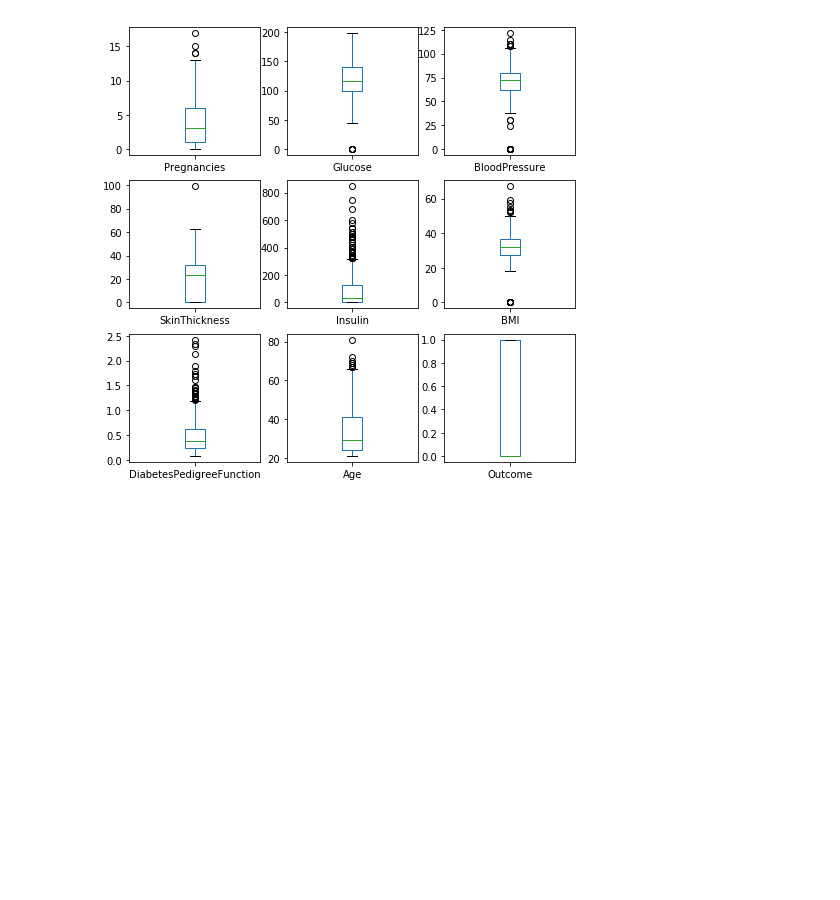
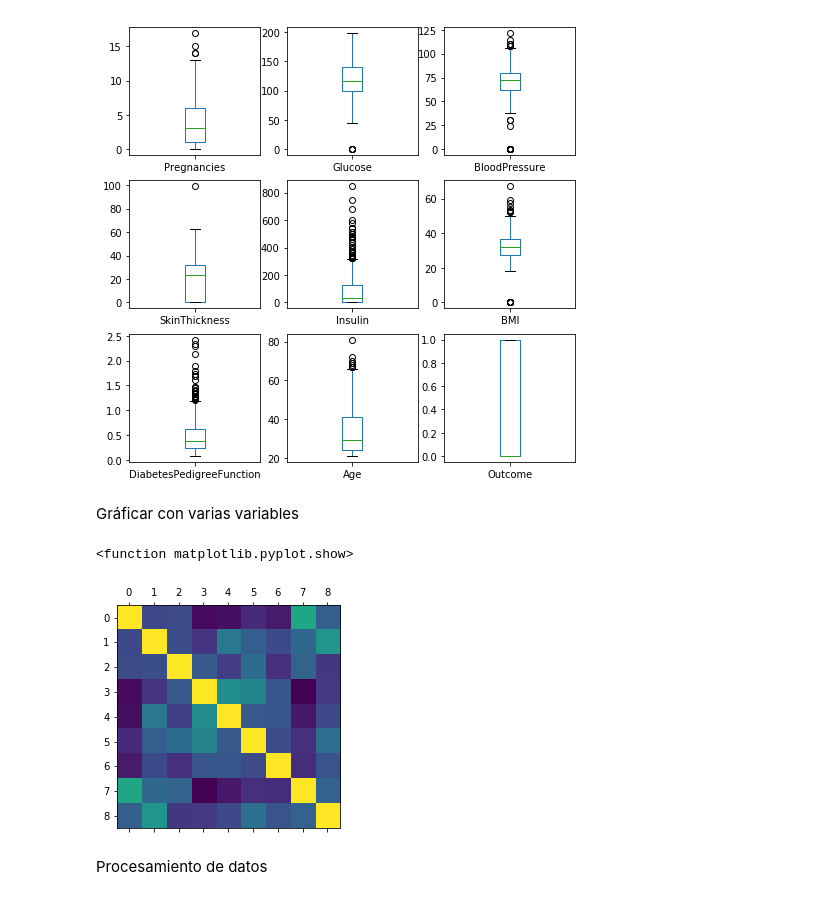
Before and after one commit to adrianquiroga/diabetes, a Jupyter notebook: Diabetes.ipynb, the cells around one changed output. Drawn from its saved outputs; the diff is of its cells as text; code cells hidden in the pictures; blank space fills up the shorter version.

```diff
--- a/Diabetes.ipynb
+++ b/Diabetes.ipynb
@@ -173,3 +171,13 @@ Age                            AxesSubplot(0.398529,0.125;0.227941x0.222059)
 Outcome                        AxesSubplot(0.672059,0.125;0.227941x0.222059)
 dtype: object
 [figure]
+# %% [markdown]
+Gráficar con varias variables
+# %%
+plt.matshow(data.corr())
+plt.show
+# %% [output]
+<function matplotlib.pyplot.show>
+[figure, added]
+# %% [markdown]
+Procesamiento de datos
```
Also changed, not shown: parts of 2 cells of this notebook.
